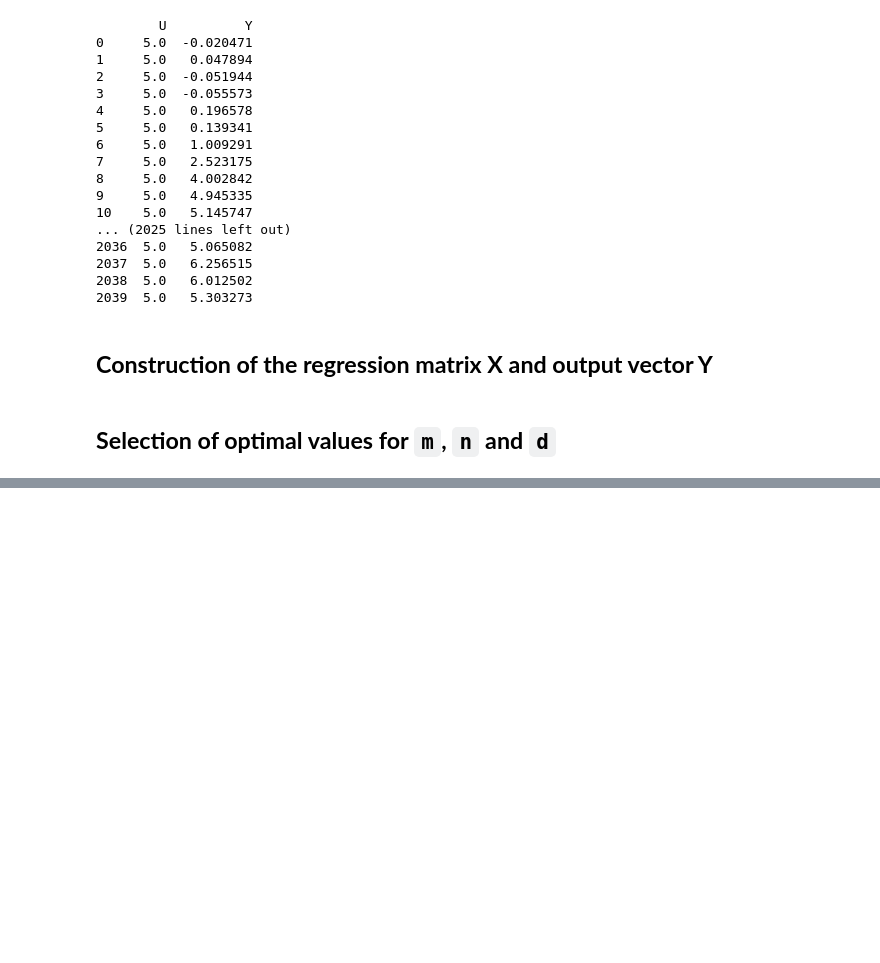
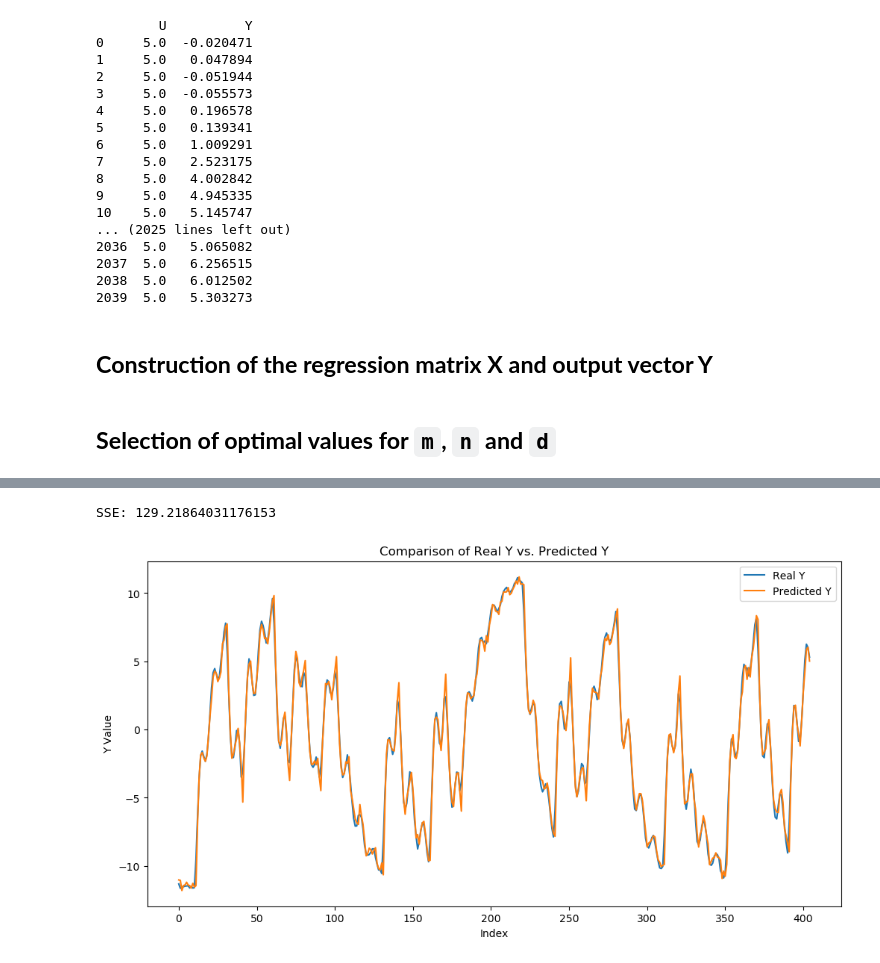
Before and after one commit to Kons-5/IST-AAut, a Jupyter notebook: Project/Submission2/ML-Submission2.ipynb, the cells around one changed output, grey strips where cells are left out. Saved outputs shown, nothing was run; the diff lists cells and outputs as text; code cells hidden in the pictures; blank space fills up the shorter version.

```diff
--- a/Project/Submission2/ML-Submission2.ipynb
+++ b/Project/Submission2/ML-Submission2.ipynb
@@ -11,12 +11,21 @@ from statsmodels.graphics.tsaplots import plot_acf, plot_pacf, plot_ccf
 import statsmodels.api as sm
 
 # Scikit-learn packages
-from sklearn.model_selection import TimeSeriesSplit, cross_val_score
-from sklearn.metrics import make_scorer, mean_squared_error
-from sklearn.linear_model import LinearRegression, Ridge
+from sklearn.linear_model import LinearRegression, Ridge, BayesianRidge, ARDRegression, Lasso, ElasticNet
+from sklearn.metrics import make_scorer, mean_squared_error, mean_squared_error, mean_absolute_error, r2_score
+from sklearn.model_selection import TimeSeriesSplit, cross_val_score, GridSearchCV
+from sklearn.preprocessing import FunctionTransformer
+from sklearn.preprocessing import StandardScaler
+from sklearn.pipeline import make_pipeline
+
+# Warning Supression
+import warnings
+from sklearn.exceptions import ConvergenceWarning
+warnings.filterwarnings("ignore", category=ConvergenceWarning)
+
 
 # Load data
-U_train = np.load("./data/u_train.npy")
+u_train = np.load("./data/u_train.npy")
 y_train = np.load("./data/output_train.npy")
 # %% [markdown]
 ## **Check Data Format**
@@ -47,7 +56,7 @@ print(df)
 # %% [markdown]
 ## **Construction of the regression matrix X and output vector Y**
 # %%
-def build_arx_matrix(y_train, u_train, n, m, d):
+def BuildArxMatrix(y_train, u_train, n, m, d):
     """
     Constructs the regression matrix X and output vector Y for an ARX model.
     """
@@ -79,3 +88,6 @@ def build_arx_matrix(y_train, u_train, n, m, d):
     Y = np.array(Y)
 
     return X, Y
+
+#X, _ = BuildArxMatrix(y_train, u_train, 0, 2, 0)
+#print(X)
@@ -172,0 +243,20 @@ n=9, m=9, d=9 -> AIC: 33.7121
+# %%
+X_best_arx, y_best_arx = BuildArxMatrix(y_train, u_train, n, m, d)
+X_best_arx_norm = (X_best_arx[int(0.8*len(X_best_arx)):, :] - mu) / sigma
+
+y_pred = best_model.predict(X_best_arx_norm)
+print(f"SSE: {np.sum((y_pred - y_best_arx[int(0.8*len(X_best_arx)):])**2)}\n")
+
+plt.figure(figsize=(12, 6))
+plt.plot(y_best_arx[int(0.8*len(X_best_arx)):], label="Real Y", linestyle='-')
+plt.plot(y_pred, label="Predicted Y", linestyle='-')
+plt.xlabel("Index")
+plt.ylabel("Y Value")
+plt.title("Comparison of Real Y vs. Predicted Y")
+# plt.xlim([450, 500])
+# plt.ylim([-5, 15])
+plt.legend()
+plt.show()
+# %% [output]
+SSE: 129.21864031176153
+[figure, added]
```
Also changed, not shown: parts of 2 cells of this notebook, 12 other files.
